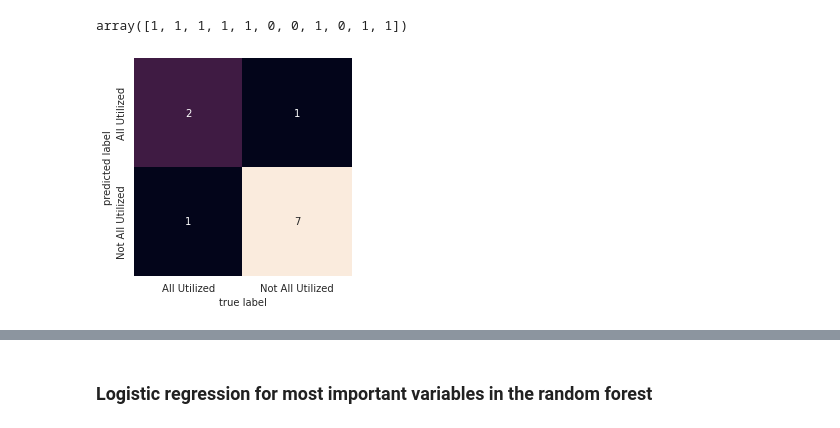
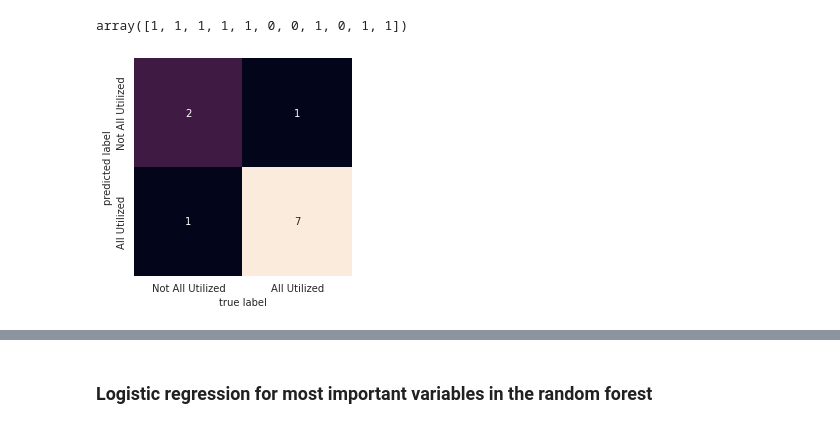
Before and after one commit to mckenzie-maidl/data5100-climate-agriculture, a Jupyter notebook: Colab Notebooks/Modelling/Model_LogisticRegression.ipynb, the cells around one changed output, grey strips where cells are left out. Saved outputs shown, nothing was run; the diff lists cells and outputs as text; code cells hidden in the pictures.

```diff
--- a/Colab Notebooks/Modelling/Model_LogisticRegression.ipynb
+++ b/Colab Notebooks/Modelling/Model_LogisticRegression.ipynb
@@ -129,13 +138,13 @@ array([1, 1, 1, 1, 1, 0, 0, 1, 0, 1, 1])
 # %%
 # show the confusion matrix to visualize the errors
 mat_rf = confusion_matrix(y_test, pred_rf)
 
-class_names = ['All Utilized', 'Not All Utilized']
+class_names = ['Not All Utilized','All Utilized']
 sns.heatmap(mat_rf.T, square=True, annot=True, cbar=False, xticklabels=class_names, yticklabels=class_names)
 plt.xlabel('true label')
 plt.ylabel('predicted label');
 # %% [output]
-[figure, old version]
+[figure, new version]
 # %%
 # plot some of the tree components
 tree_data = tree.export_graphviz(model_rf.estimators_[0], out_file=None, feature_names=X.columns)
```
Also changed, not shown: parts of 10 cells of this notebook, 2 other files.
